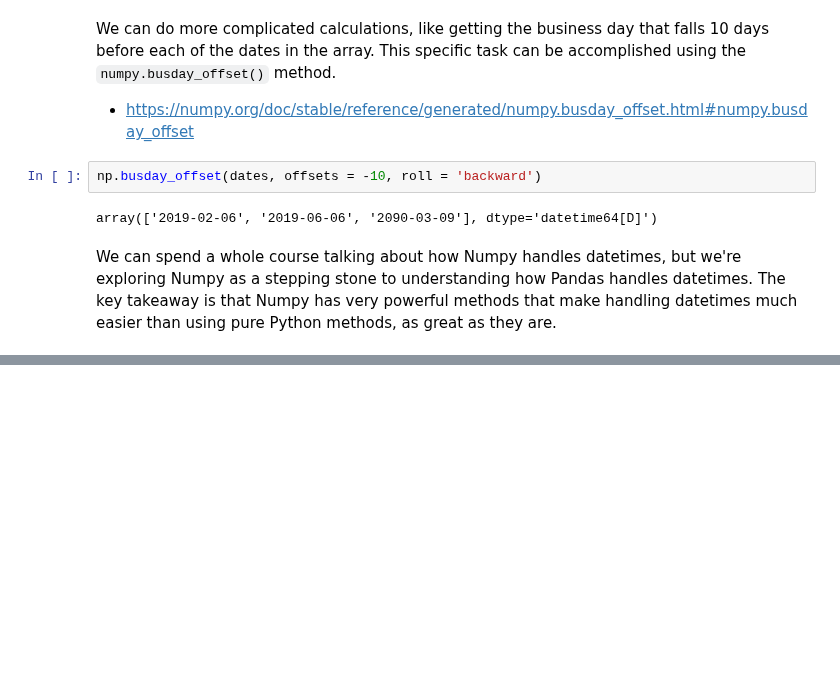
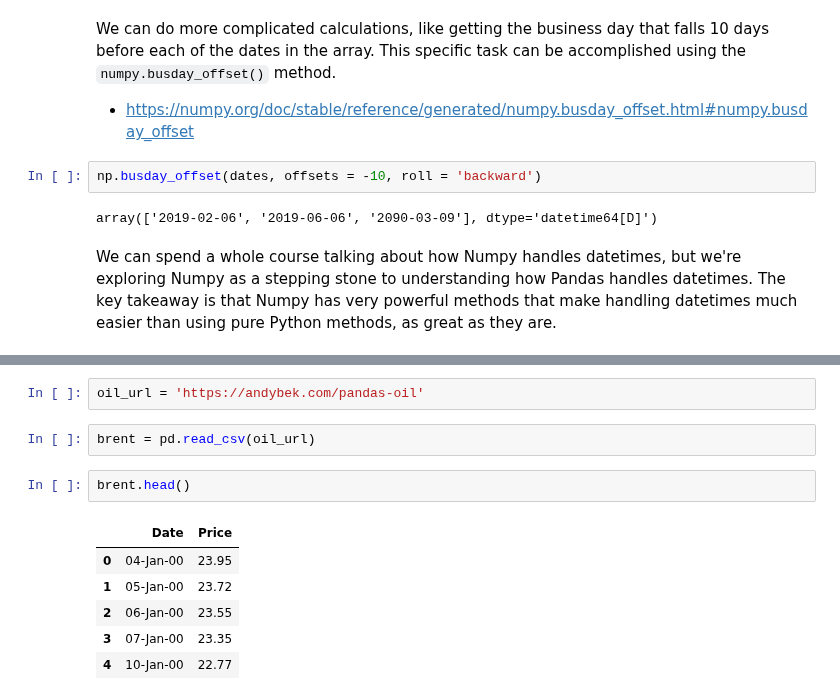
Before and after one commit to jgabunilas/pandas-bootcamp, a Jupyter notebook: Section10_Handling_Date_and_Time/Section10_Handling_Date_and_Time.ipynb, the cells around one changed output, grey strips where cells are left out. Cells and saved outputs as stored; diff of their text form; blank space fills up the shorter version.

```diff
--- a/Section10_Handling_Date_and_Time/Section10_Handling_Date_and_Time.ipynb
+++ b/Section10_Handling_Date_and_Time/Section10_Handling_Date_and_Time.ipynb
@@ -341,0 +415,13 @@ We can spend a whole course talking about how Numpy handles datetimes, but we're
+# %%
+oil_url = 'https://andybek.com/pandas-oil'
+# %%
+brent = pd.read_csv(oil_url)
+# %%
+brent.head()
+# %% [output]
+|  | Date | Price |
+| 0 | 04-Jan-00 | 23.95 |
+| 1 | 05-Jan-00 | 23.72 |
+| 2 | 06-Jan-00 | 23.55 |
+| 3 | 07-Jan-00 | 23.35 |
+| 4 | 10-Jan-00 | 22.77 |
```
Also changed, not shown: parts of 59 cells of this notebook, 1 other file.
